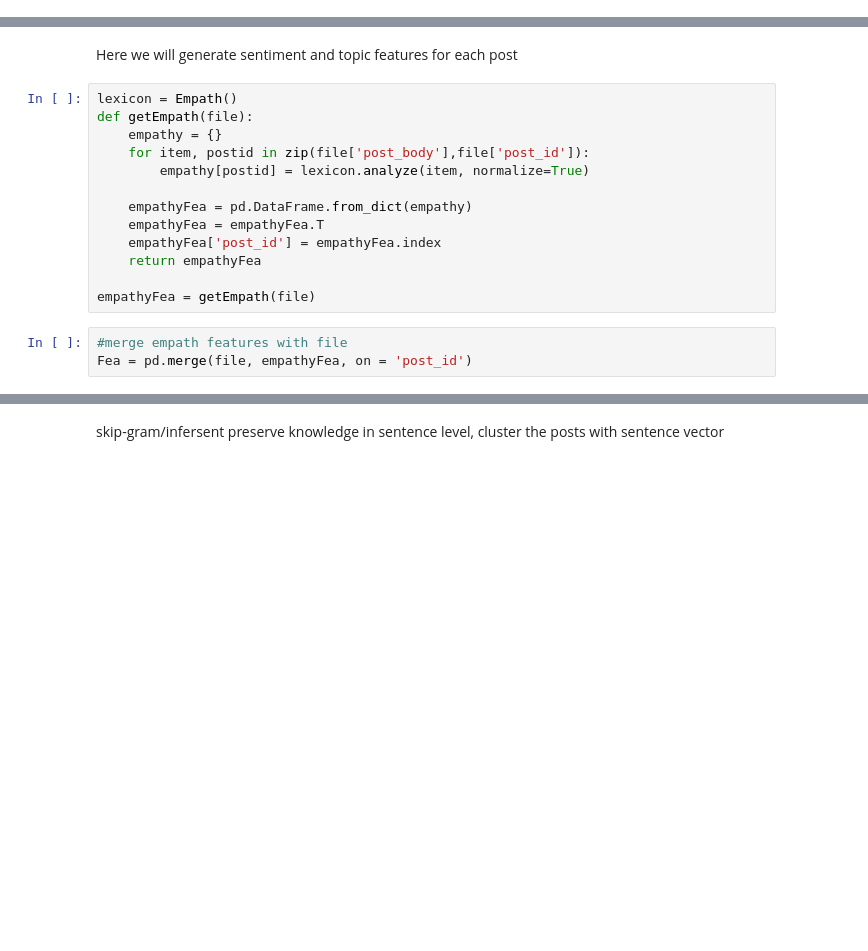
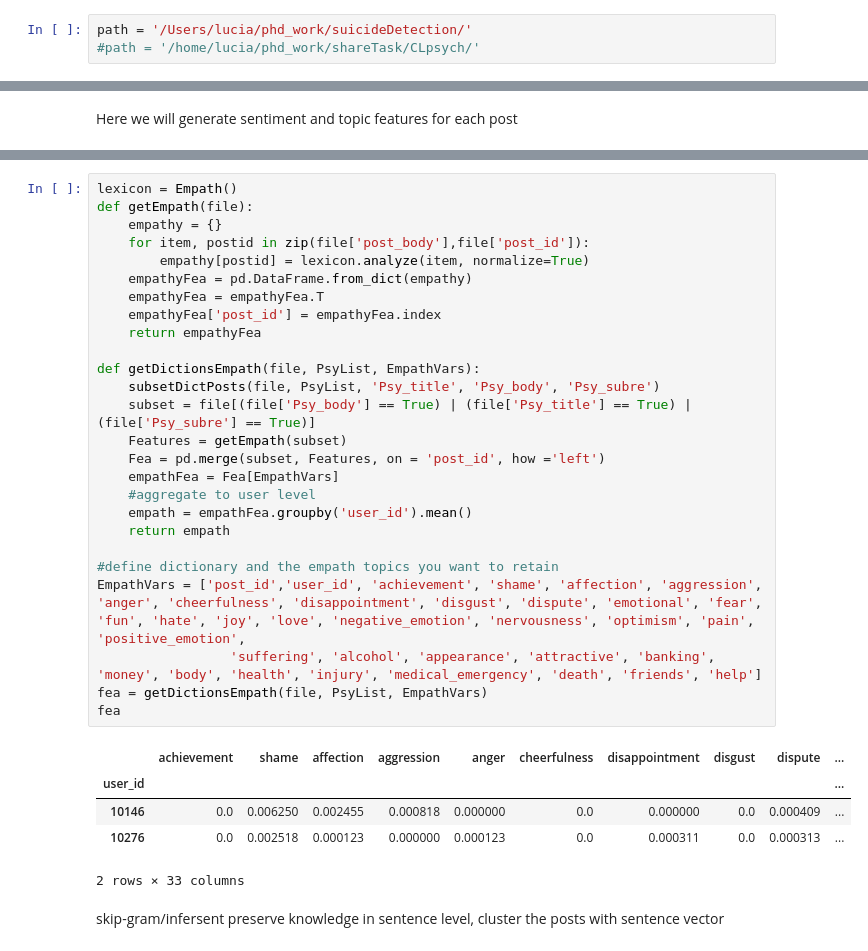
Before and after one commit to luciasalar/suicideDetection, a Jupyter notebook: TimeFeatures.ipynb, the cells around one changed output, grey strips where cells are left out. Cells and saved outputs as stored; diff of their text form; blank space fills up the shorter version.

Commit message:
empath

```diff
--- a/TimeFeatures.ipynb
+++ b/TimeFeatures.ipynb
@@ -84 +28,4 @@ collect_author_Posts('SuicideWatch.csv', 'output.csv')
+# %%
+path = '/Users/lucia/phd_work/suicideDetection/'
+#path = '/home/lucia/phd_work/shareTask/CLpsych/'
 # %%
@@ -381,18 +337,2 @@ pd.merge(FreqTable, MHF, on ='user_id', how = 'left')
 # %% [markdown]
 Here we will generate sentiment and topic features for each post
-# %%
-lexicon = Empath()
-def getEmpath(file):
-    empathy = {}
-    for item, postid in zip(file['post_body'],file['post_id']):
-        empathy[postid] = lexicon.analyze(item, normalize=True)
-
-    empathyFea = pd.DataFrame.from_dict(empathy)
-    empathyFea = empathyFea.T
-    empathyFea['post_id'] = empathyFea.index
-    return empathyFea
-
-empathyFea = getEmpath(file)
-# %%
-#merge empath features with file
-Fea = pd.merge(file, empathyFea, on = 'post_id')
@@ -408,3 +339,35 @@ Fea[1:5]
+# %%
+lexicon = Empath()
+def getEmpath(file):
+    empathy = {}
+    for item, postid in zip(file['post_body'],file['post_id']):
+        empathy[postid] = lexicon.analyze(item, normalize=True)
+    empathyFea = pd.DataFrame.from_dict(empathy)
+    empathyFea = empathyFea.T
+    empathyFea['post_id'] = empathyFea.index
+    return empathyFea
+
+def getDictionsEmpath(file, PsyList, EmpathVars):
+    subsetDictPosts(file, PsyList, 'Psy_title', 'Psy_body', 'Psy_subre')
+    subset = file[(file['Psy_body'] == True) | (file['Psy_title'] == True) | (file['Psy_subre'] == True)]
+    Features = getEmpath(subset)
+    Fea = pd.merge(subset, Features, on = 'post_id', how ='left')
+    empathFea = Fea[EmpathVars]
+    #aggregate to user level
+    empath = empathFea.groupby('user_id').mean()
+    return empath
+
+#define dictionary and the empath topics you want to retain
+EmpathVars = ['post_id','user_id', 'achievement', 'shame', 'affection', 'aggression', 'anger', 'cheerfulness', 'disappointment', 'disgust', 'dispute', 'emotional', 'fear', 'fun', 'hate', 'joy', 'love', 'negative_emotion', 'nervousness', 'optimism', 'pain', 'positive_emotion',
+                 'suffering', 'alcohol', 'appearance', 'attractive', 'banking', 'money', 'body', 'health', 'injury', 'medical_emergency', 'death', 'friends', 'help']
+fea = getDictionsEmpath(file, PsyList, EmpathVars)
+fea
+# %% [output]
+|  | achievement | shame | affection | aggression | anger | cheerfulness | disappointment | disgust | dispute | ... |
+| user_id |  |  |  |  |  |  |  |  |  | ... |
+| 10146 | 0.0 | 0.006250 | 0.002455 | 0.000818 | 0.000000 | 0.0 | 0.000000 | 0.0 | 0.000409 | ... |
+| 10276 | 0.0 | 0.002518 | 0.000123 | 0.000000 | 0.000123 | 0.0 | 0.000311 | 0.0 | 0.000313 | ... |
+2 rows × 33 columns
 # %% [markdown]
 skip-gram/infersent preserve knowledge in sentence level, cluster the posts with sentence vector
 # %%
```
Also changed, not shown: parts of 19 cells of this notebook, 17 other files.
